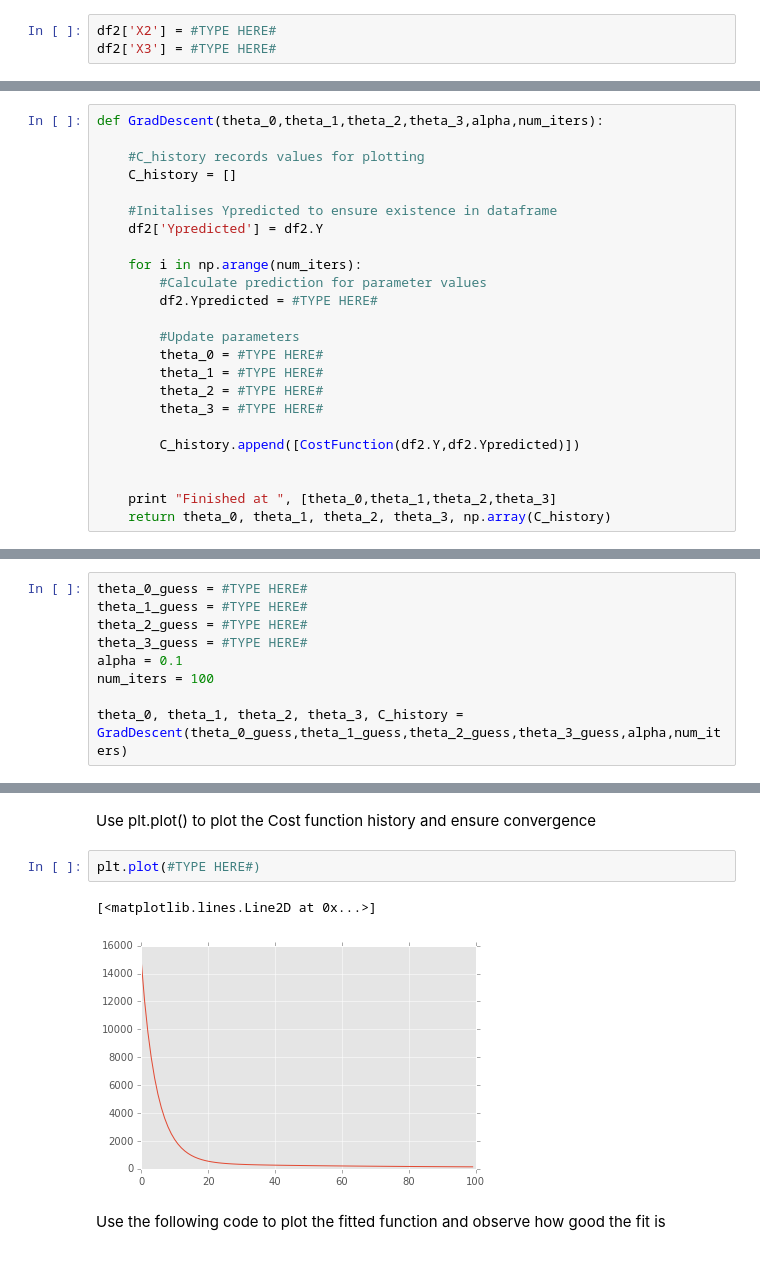
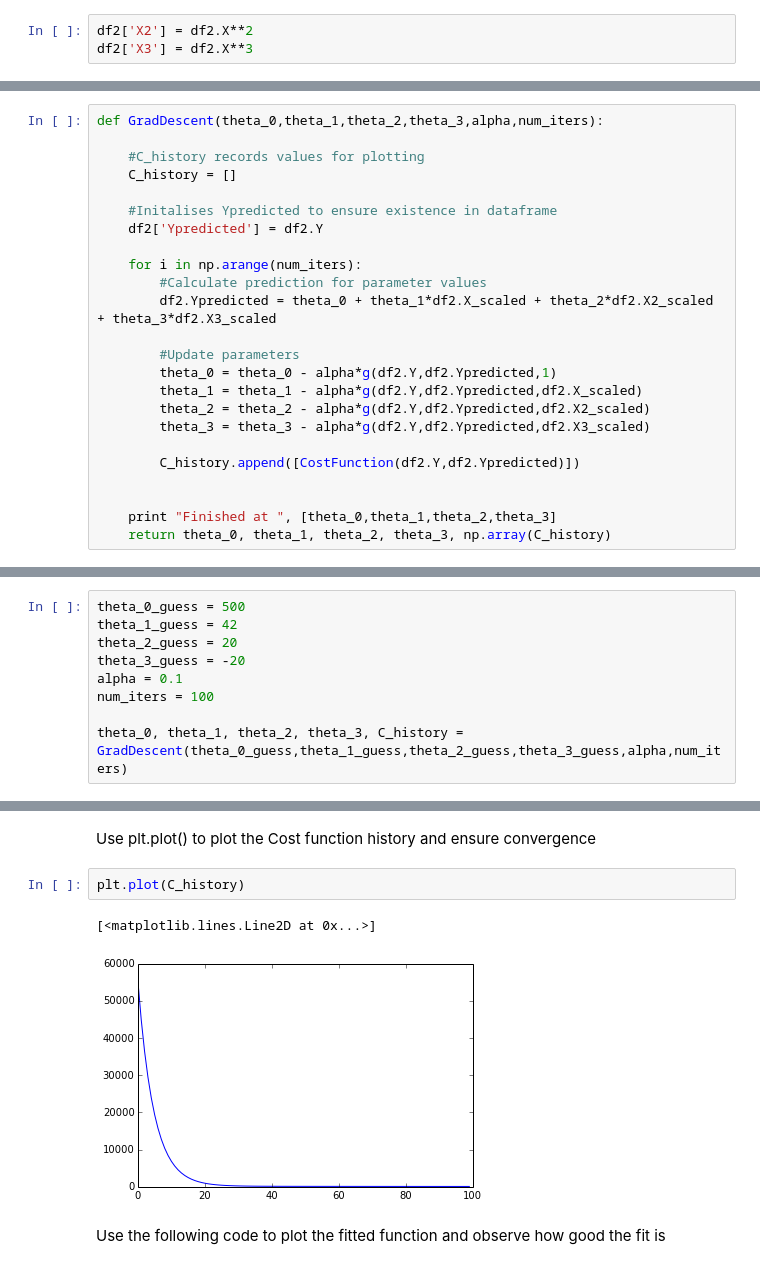
Before and after one commit to kenfujii/training-ASI, a Jupyter notebook: Machine Learning/Exercises/Linear Regression with Multiple Features.ipynb, the cells around one changed output, grey strips where cells are left out. Saved outputs shown, nothing was run; the diff lists cells and outputs as text.

```diff
--- a/Machine Learning/Exercises/Linear Regression with Multiple Features.ipynb
+++ b/Machine Learning/Exercises/Linear Regression with Multiple Features.ipynb
@@ -175,9 +173,9 @@ We are interested in fitting a third order polynomial function to this dataset.
 We need to create the following input features:
 $$X^2 \text{ and } X^3$$
 In order to do this create new columns in the data frame equal to these.
-# %%
-df2['X2'] = #TYPE HERE#
-df2['X3'] = #TYPE HERE#
+# %%
+df2['X2'] = df2.X**2
+df2['X3'] = df2.X**3
 # %% [markdown]
 We now need to scale all three feature vectors, which we can do using our original feature scaling function.
 Ensure you store the scaling values once again, and store scaled values as new columns in data frame.
@@ -200,13 +198,13 @@ def GradDescent(theta_0,theta_1,theta_2,theta_3,alpha,num_iters):
 
     for i in np.arange(num_iters):
         #Calculate prediction for parameter values
-        df2.Ypredicted = #TYPE HERE#
+        df2.Ypredicted = theta_0 + theta_1*df2.X_scaled + theta_2*df2.X2_scaled + theta_3*df2.X3_scaled
 
         #Update parameters
-        theta_0 = #TYPE HERE#
-        theta_1 = #TYPE HERE#
-        theta_2 = #TYPE HERE#
-        theta_3 = #TYPE HERE#
+        theta_0 = theta_0 - alpha*g(df2.Y,df2.Ypredicted,1)
+        theta_1 = theta_1 - alpha*g(df2.Y,df2.Ypredicted,df2.X_scaled)
+        theta_2 = theta_2 - alpha*g(df2.Y,df2.Ypredicted,df2.X2_scaled)
+        theta_3 = theta_3 - alpha*g(df2.Y,df2.Ypredicted,df2.X3_scaled)
 
         C_history.append([CostFunction(df2.Y,df2.Ypredicted)])
 
@@ -216,10 +214,10 @@ def GradDescent(theta_0,theta_1,theta_2,theta_3,alpha,num_iters):
 # %% [markdown]
 Set initial guess for all three parameters and alpha value, then run Gradient Descent algorithm
 # %%
-theta_0_guess = #TYPE HERE#
-theta_1_guess = #TYPE HERE#
-theta_2_guess = #TYPE HERE#
-theta_3_guess = #TYPE HERE#
+theta_0_guess = 500
+theta_1_guess = 42
+theta_2_guess = 20
+theta_3_guess = -20
 alpha = 0.1
 num_iters = 100
 
@@ -229,10 +227,10 @@ Finished at  [167.89453372877136, 48.781680536187594, 7.6110904030853055, -26.94
 # %% [markdown]
 Use plt.plot() to plot the Cost function history and ensure convergence
 # %%
-plt.plot(#TYPE HERE#)
+plt.plot(C_history)
 # %% [output]
 [<matplotlib.lines.Line2D at 0x...>]
-[figure, old version]
+[figure, new version]
 # %% [markdown]
 Use the following code to plot the fitted function and observe how good the fit is
 # %%
```
Also changed, not shown: parts of 27 cells of this notebook, 1 other file.
